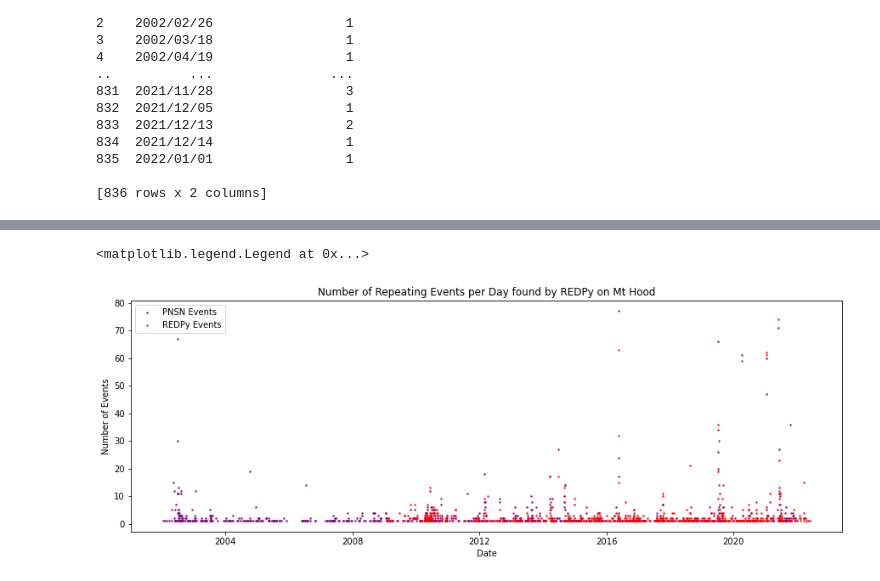
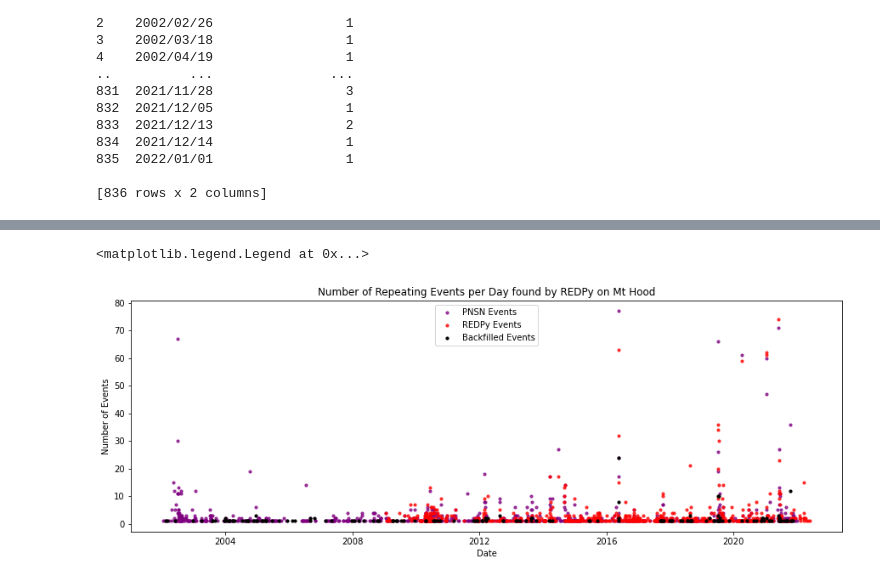
Before and after one commit to Denolle-Lab/expand_redpy, a Jupyter notebook: notebooks/events_per_day.ipynb, the cells around one changed output, grey strips where cells are left out. Drawn from its saved outputs; the diff is of its cells as text; code cells hidden in the pictures.

Commit message:
update figures and find big numbers

```diff
--- a/notebooks/events_per_day.ipynb
+++ b/notebooks/events_per_day.ipynb
@@ -116,27 +138,36 @@ print(pnsn_df)
 # %%
 df = pd.read_csv(homedir+'Mt_Hood_events_per_day.csv')
+#for REDPy
+x = df['Date'].values.tolist() #read date values
+str_x = [str(i) for i in x] #make sure they are all strings
+x = pd.to_datetime(str_x) #change to datetime for plotting
 
-x = df['Date'].values.tolist()
-str_x = [str(i) for i in x]
-x = pd.to_datetime(str_x)
+y = df['Number_of_Events'].values.tolist() #number of events per day, same index as date list(x)
 
-y = df['Number_of_Events'].values.tolist()
-
+#for PNSN
 px = pnsn_df['Date'].values.tolist()
 str_px = [str(i) for i in px]
 px = pd.to_datetime(str_px)
 
 py = pnsn_df['Number_of_Events'].values.tolist()
 
+#for NEW
+nx = new_df['Date'].values.tolist()
+str_nx = [str(i) for i in nx]
+nx = pd.to_datetime(str_nx)
+
+ny = new_df['Number_of_Events'].values.tolist()
+
 fig, ax = plt.subplots(figsize=(15,5))
 
-ax.scatter(px,py,s=10,alpha=0.75,marker='.',label='PNSN Events', color='purple')
-ax.scatter(x,y,s=10,alpha=0.75,marker='.',label='REDPy Events', color='red')
+ax.scatter(px,py,s=40,alpha=0.75,marker='.',label='PNSN Events', color='purple')
+ax.scatter(x,y,s=40,alpha=0.75,marker='.',label='REDPy Events', color='red')
+ax.scatter(nx,ny,s=40,marker='.',label='Backfilled Events',color='black')
 
 ax.set_xlabel('Date')
 ax.set_ylabel('Number of Events')
 ax.set_title('Number of Repeating Events per Day found by REDPy on Mt Hood')
-plt.legend()
+plt.legend(loc='upper center')
 # %% [output]
 <matplotlib.legend.Legend at 0x...>
-[figure, old version]
+[figure, new version]
```
Also changed, not shown: parts of 2 cells of this notebook, 1 other file.
